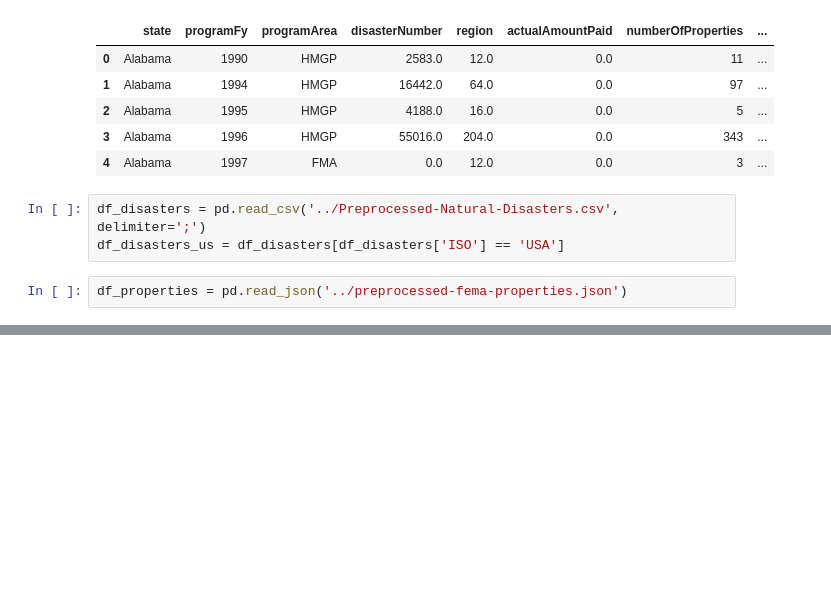
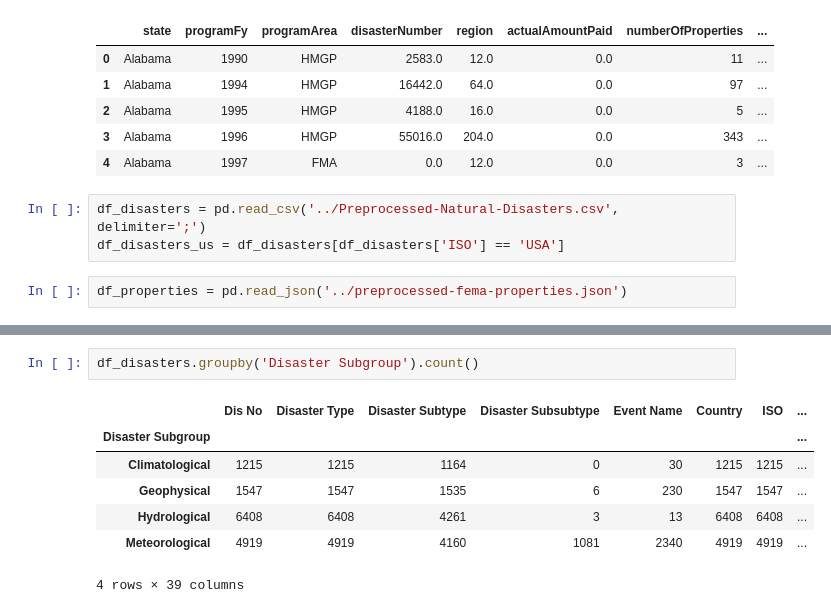
Before and after one commit to RafaelBackx/InformationVisualisation2023, a Jupyter notebook: Data/Analysis-Preprocessing/fema_preprocessing.ipynb, the cells around one changed output, grey strips where cells are left out. Drawn from its saved outputs; the diff is of its cells as text; blank space fills up the shorter version.

```diff
--- a/Data/Analysis-Preprocessing/fema_preprocessing.ipynb
+++ b/Data/Analysis-Preprocessing/fema_preprocessing.ipynb
@@ -54,0 +95,10 @@ df_properties = pd.read_json('../preprocessed-fema-properties.json')
+# %%
+df_disasters.groupby('Disaster Subgroup').count()
+# %% [output]
+|  | Dis No | Disaster Type | Disaster Subtype | Disaster Subsubtype | Event Name | Country | ISO | ... |
+| Disaster Subgroup |  |  |  |  |  |  |  | ... |
+| Climatological | 1215 | 1215 | 1164 | 0 | 30 | 1215 | 1215 | ... |
+| Geophysical | 1547 | 1547 | 1535 | 6 | 230 | 1547 | 1547 | ... |
+| Hydrological | 6408 | 6408 | 4261 | 3 | 13 | 6408 | 6408 | ... |
+| Meteorological | 4919 | 4919 | 4160 | 1081 | 2340 | 4919 | 4919 | ... |
+4 rows × 39 columns
```
Also changed, not shown: parts of 2 cells of this notebook, 8 other files.
